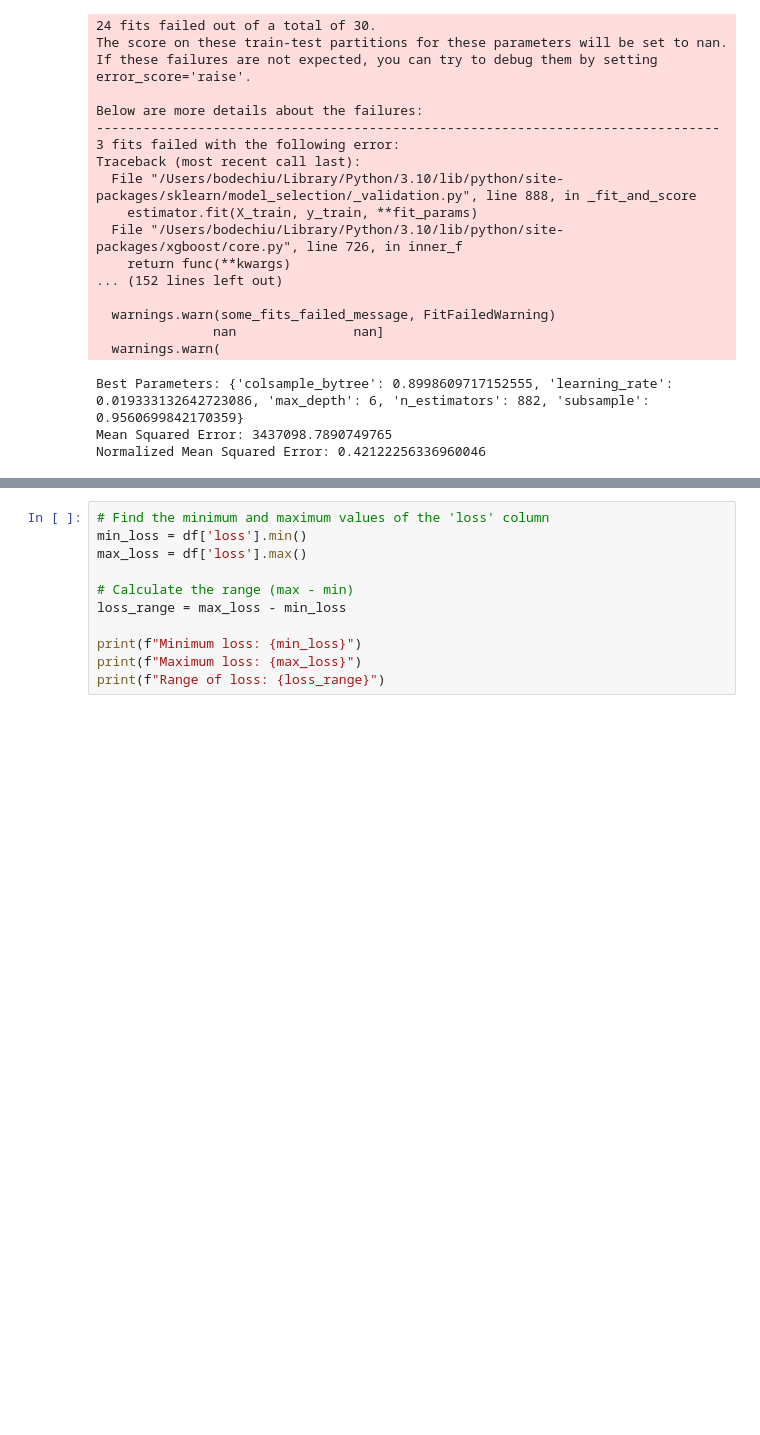
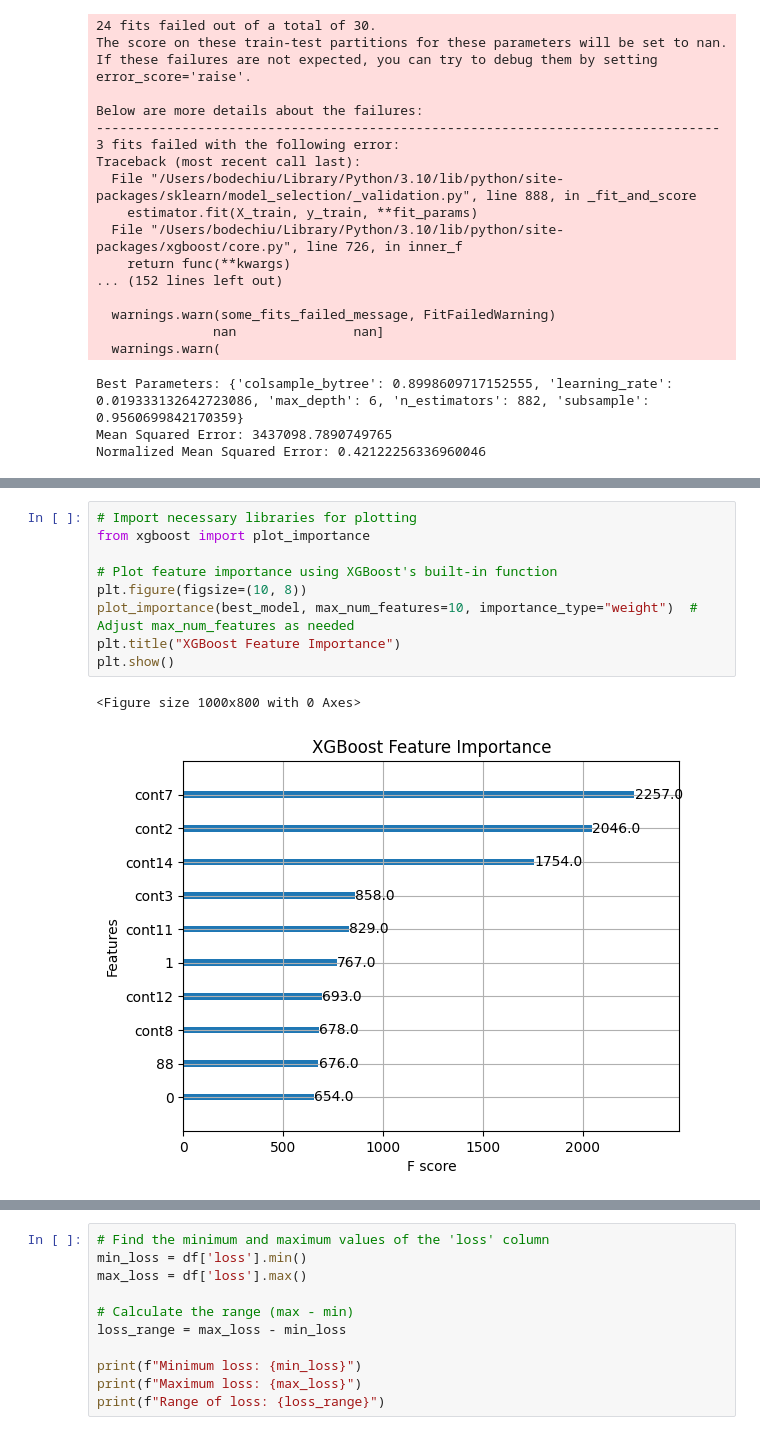
Before and after one commit to YoshiAligina/Allstate1B, a Jupyter notebook: Allstate1B-main/Allstate1B-PersonalUpdates/Bode Model-Building.ipynb, the cells around one changed output, grey strips where cells are left out. Saved outputs shown, nothing was run; the diff lists cells and outputs as text; blank space fills up the shorter version.

```diff
--- a/Allstate1B-main/Allstate1B-PersonalUpdates/Bode Model-Building.ipynb
+++ b/Allstate1B-main/Allstate1B-PersonalUpdates/Bode Model-Building.ipynb
@@ -474,0 +486,12 @@ Normalized Mean Squared Error: 0.42122256336960046
+# %%
+# Import necessary libraries for plotting
+from xgboost import plot_importance
+
+# Plot feature importance using XGBoost's built-in function
+plt.figure(figsize=(10, 8))
+plot_importance(best_model, max_num_features=10, importance_type="weight")  # Adjust max_num_features as needed
+plt.title("XGBoost Feature Importance")
+plt.show()
+# %% [output]
+<Figure size 1000x800 with 0 Axes>
+[figure, added]
```
Also changed, not shown: parts of 4 cells of this notebook.
